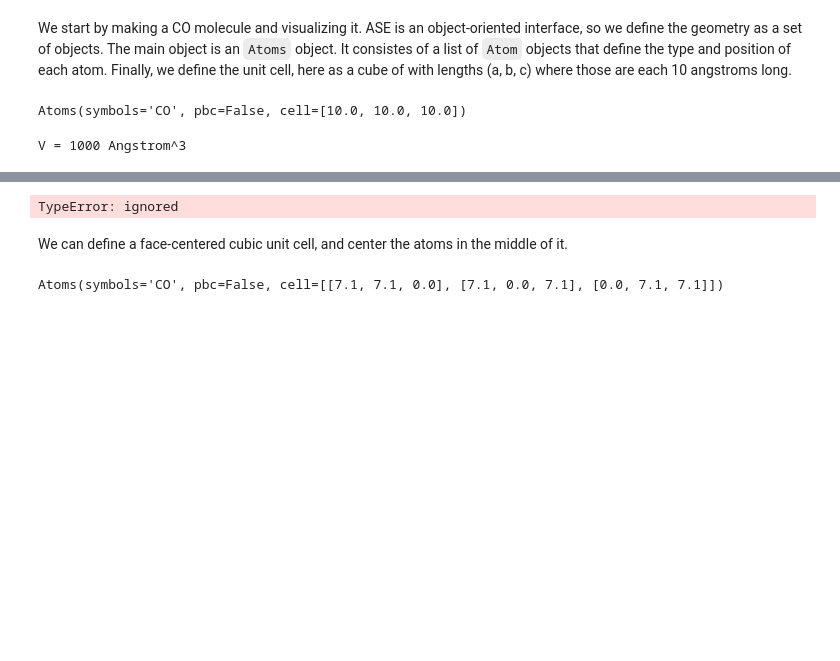
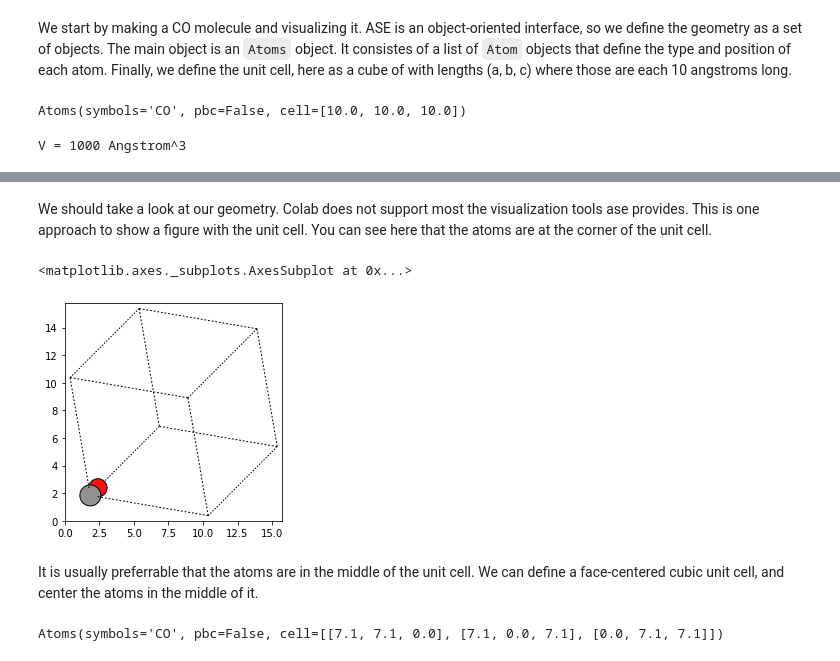
Before and after one commit to jkitchin/dft-book-espresso, a Jupyter notebook: 01-intro-to-ase.ipynb, the cells around one changed output, grey strips where cells are left out. Saved outputs shown, nothing was run; the diff lists cells and outputs as text; code cells hidden in the pictures; blank space fills up the shorter version.

Commit message:
fix a bunch of things with visualization

```diff
--- a/01-intro-to-ase.ipynb
+++ b/01-intro-to-ase.ipynb
@@ -52,11 +46,16 @@ view(atoms, viewer='x3d')
-# %%
-# TODO: I don't know why this doesn't work.
-import ase
-ase.io.write('co.png', atoms)
-# %% [output]
-TypeError: ignored
+# %% [markdown]
+We should take a look at our geometry. Colab does not support most the visualization tools ase provides. This is one approach to show a figure with the unit cell. You can see here that the atoms are at the corner of the unit cell.
+# %%
+import matplotlib.pyplot as plt
+from ase.visualize.plot import plot_atoms
+
+fig, ax = plt.subplots()
+plot_atoms(atoms, ax, rotation='45x,45y,45z')
+# %% [output]
+<matplotlib.axes._subplots.AxesSubplot at 0x...>
+[figure, added]
 # %% [markdown]
-We can define a face-centered cubic unit cell, and center the atoms in the middle of it.
+It is usually preferrable that the atoms are in the middle of the unit cell. We can define a face-centered cubic unit cell, and center the atoms in the middle of it.
 # %%
 b = 7.1
 atoms = Atoms([Atom('C', [0., 0., 0.]),
```
Also changed, not shown: parts of 30 cells of this notebook.
